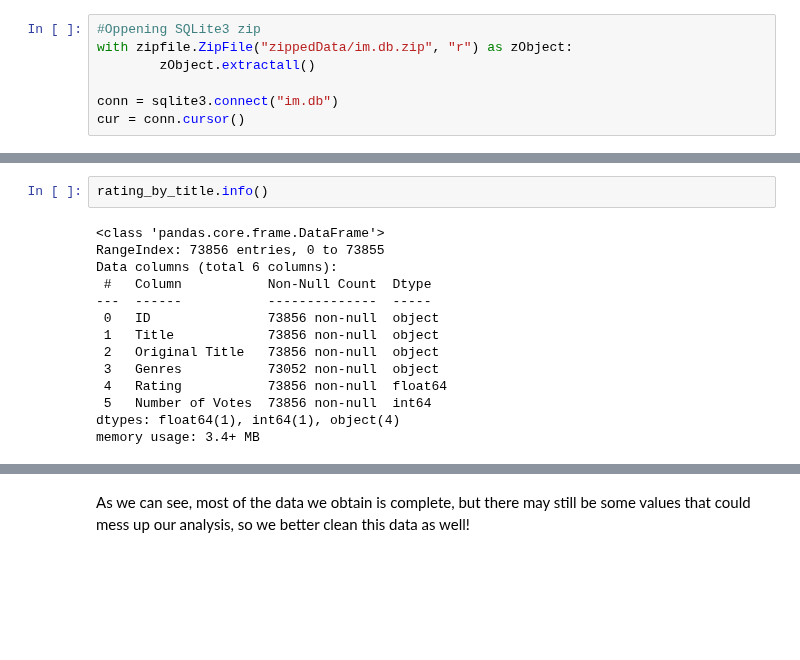
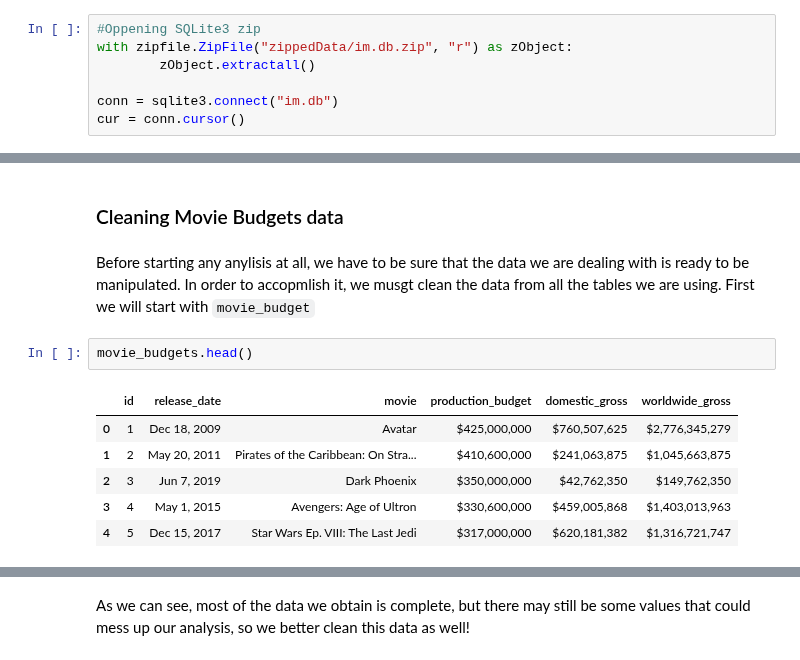
Before and after one commit to QuinnGrigsby/Capstone_Git-ing_it_done_MovieInformation, a Jupyter notebook: Data Understanding.ipynb, the cells around one changed output, grey strips where cells are left out. Drawn from its saved outputs; the diff is of its cells as text; blank space fills up the shorter version.

```diff
--- a/Data Understanding.ipynb
+++ b/Data Understanding.ipynb
@@ -165,16 +48,13 @@ rating_by_title.head(10)
-# %%
-rating_by_title.info()
-# %% [output]
-<class 'pandas.core.frame.DataFrame'>
-RangeIndex: 73856 entries, 0 to 73855
-Data columns (total 6 columns):
- #   Column           Non-Null Count  Dtype
----  ------           --------------  -----
- 0   ID               73856 non-null  object
- 1   Title            73856 non-null  object
- 2   Original Title   73856 non-null  object
- 3   Genres           73052 non-null  object
- 4   Rating           73856 non-null  float64
- 5   Number of Votes  73856 non-null  int64
-dtypes: float64(1), int64(1), object(4)
-memory usage: 3.4+ MB
+# %% [markdown]
+### Cleaning Movie Budgets data
+# %% [markdown]
+Before starting any anylisis at all, we have to be sure that the data we are dealing with is ready to be manipulated. In order to accopmlish it, we musgt clean the data from all the tables we are using. First we will start with `movie_budget`
+# %%
+movie_budgets.head()
+# %% [output]
+|  | id | release_date | movie | production_budget | domestic_gross | worldwide_gross |
+| 0 | 1 | Dec 18, 2009 | Avatar | $425,000,000 | $760,507,625 | $2,776,345,279 |
+| 1 | 2 | May 20, 2011 | Pirates of the Caribbean: On Stra... | $410,600,000 | $241,063,875 | $1,045,663,875 |
+| 2 | 3 | Jun 7, 2019 | Dark Phoenix | $350,000,000 | $42,762,350 | $149,762,350 |
+| 3 | 4 | May 1, 2015 | Avengers: Age of Ultron | $330,600,000 | $459,005,868 | $1,403,013,963 |
+| 4 | 5 | Dec 15, 2017 | Star Wars Ep. VIII: The Last Jedi | $317,000,000 | $620,181,382 | $1,316,721,747 |
```
Also changed, not shown: parts of 65 cells of this notebook.
